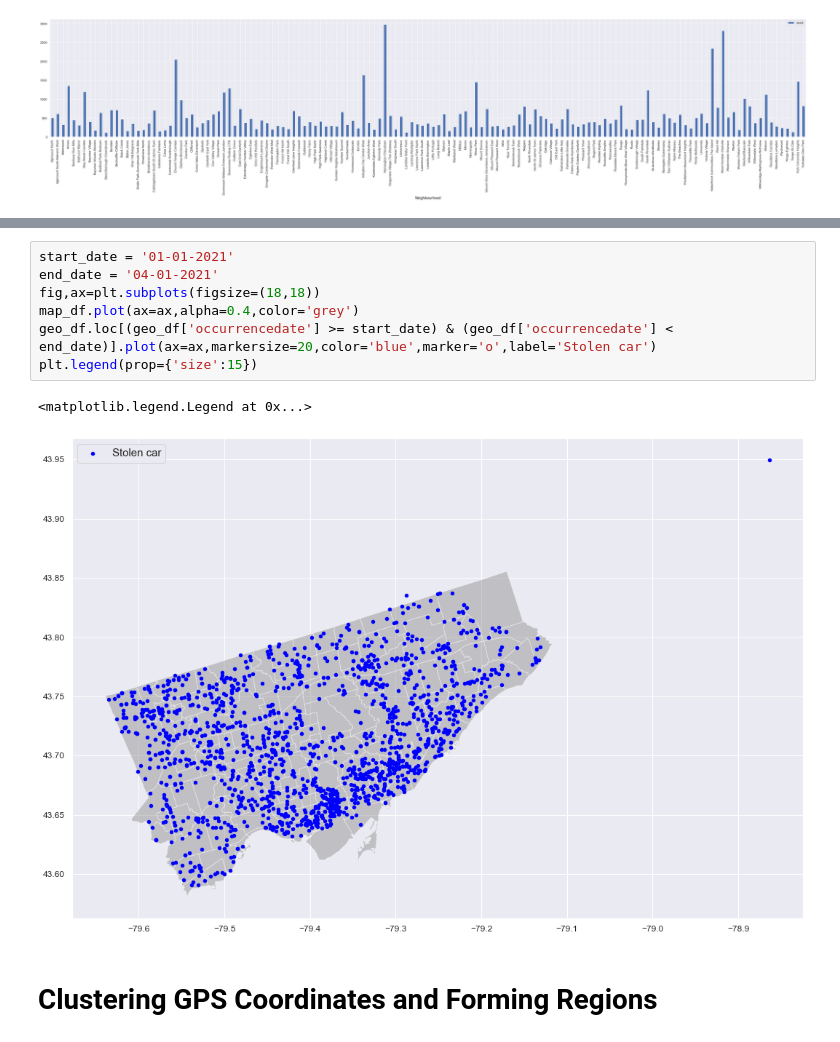
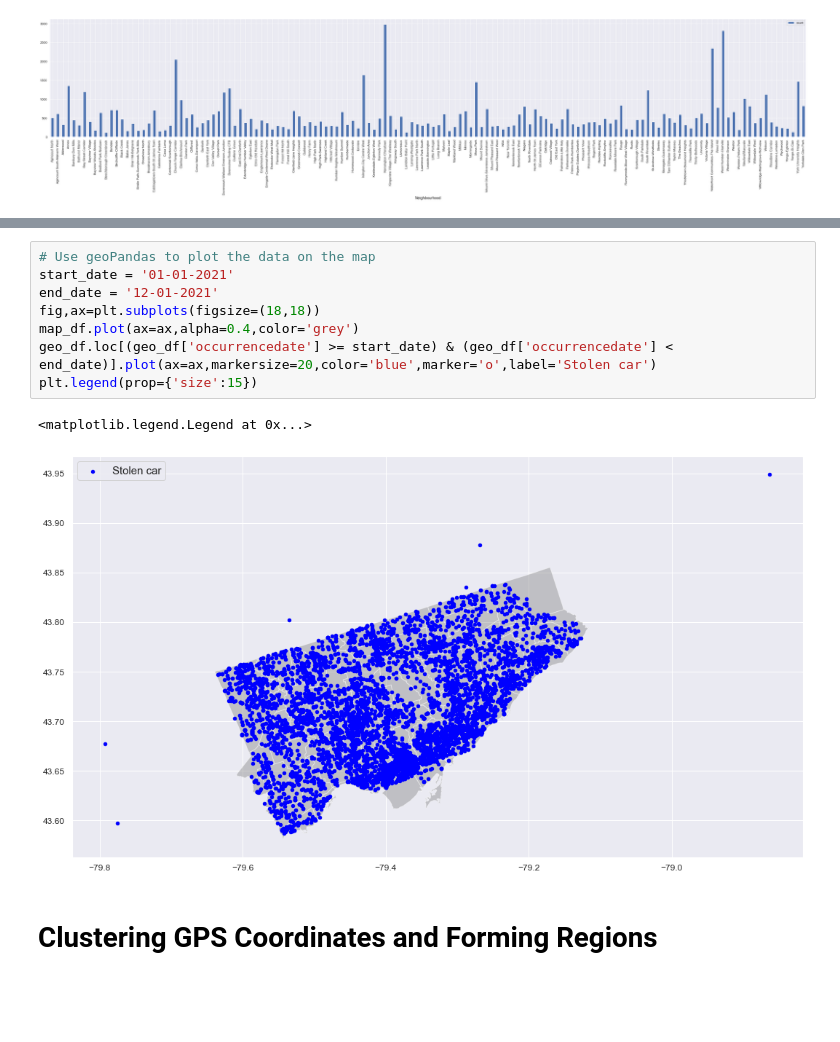
Before and after one commit to pika11/uoft-ml-group4-final-project, a Jupyter notebook: Auto_Theft.ipynb, the cells around one changed output, grey strips where cells are left out. Cells and saved outputs as stored; diff of their text form; blank space fills up the shorter version.

```diff
--- a/Auto_Theft.ipynb
+++ b/Auto_Theft.ipynb
@@ -199,15 +254,16 @@ geo_df.head()
 | 14 | GO-20141263347 | D42 | 2014-01-01 05:00:00+00:00 | 2014/01/01 05:00:00+00 | Single Home, House (Attach Garage... | House | Theft From Motor Vehicle Under | ... |
 | 16 | GO-20141262977 | D11 | 2014-01-01 05:00:00+00:00 | 2014/01/01 05:00:00+00 | Parking Lots (Apt., Commercial Or... | Outside | Theft From Motor Vehicle Under | ... |
 # %%
+# Use geoPandas to plot the data on the map
 start_date = '01-01-2021'
-end_date = '04-01-2021'
+end_date = '12-01-2021'
 fig,ax=plt.subplots(figsize=(18,18))
 map_df.plot(ax=ax,alpha=0.4,color='grey')
 geo_df.loc[(geo_df['occurrencedate'] >= start_date) & (geo_df['occurrencedate'] < end_date)].plot(ax=ax,markersize=20,color='blue',marker='o',label='Stolen car')
 plt.legend(prop={'size':15})
 # %% [output]
 <matplotlib.legend.Legend at 0x...>
-[figure, old version]
+[figure, new version]
 # %% [markdown]
 # Clustering GPS Coordinates and Forming Regions
 # %% [markdown]
```
Also changed, not shown: parts of 84 cells of this notebook.
